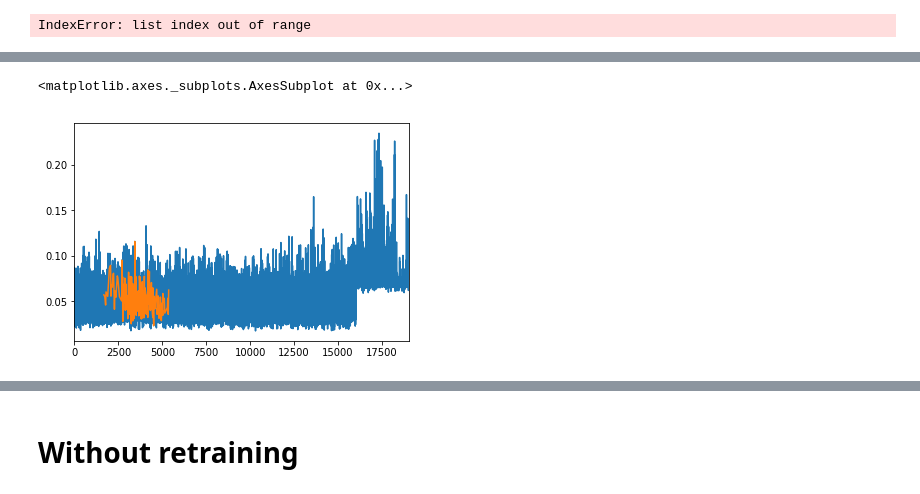
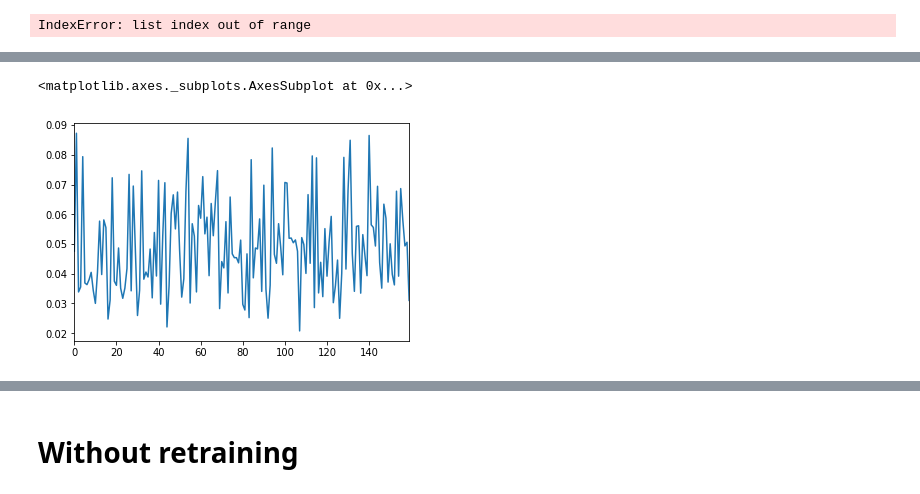
Before and after one commit to binli826/LSTM-Autoencoders, a Jupyter notebook: src/Experiments/Online_forest.ipynb, the cells around one changed output, grey strips where cells are left out. Drawn from its saved outputs; the diff is of its cells as text; code cells hidden in the pictures.

```diff
--- a/src/Experiments/Online_forest.ipynb
+++ b/src/Experiments/Online_forest.ipynb
@@ -296,7 +296,7 @@ for l in labels:
         y +=[0]
     else:
         y +=[1]
-for data in test_set_list:
+for data in test_set_list[:20]:
         if count % 100 == 0:
             print(count)
 
@@ -351,8 +351,8 @@ for data in test_set_list:
 
         #n_buf = list(np.concatenate(n_buf,axis=0)) if len(n_buf) != 0 else list(n_buf)
         #a_buf = list(np.concatenate(a_buf,axis=0)) if len(a_buf) != 0 else list(a_buf)
-        if count in [2000,5300]:
-#        if len(n_buf)>=batch_num*step_num*50000000 and len(a_buf) !=0:
+
+        if len(n_buf)>=batch_num*step_num*50000000 and len(a_buf) !=0:
             while (len(a_buf) < batch_num*step_num):
                 a_buf += a_buf
 
@@ -421,6 +405,8 @@ plt.show()
 # %%
 pd.Series(output).plot()
-pd.Series(output)[anomaly_index].plot()
+#
+
+#pd.Series(output)[anomaly_index].plot()
 # %% [output]
 <matplotlib.axes._subplots.AxesSubplot at 0x...>
-[figure, old version]
+[figure, new version]
```
Also changed, not shown: parts of 3 cells of this notebook, 5 other files.
